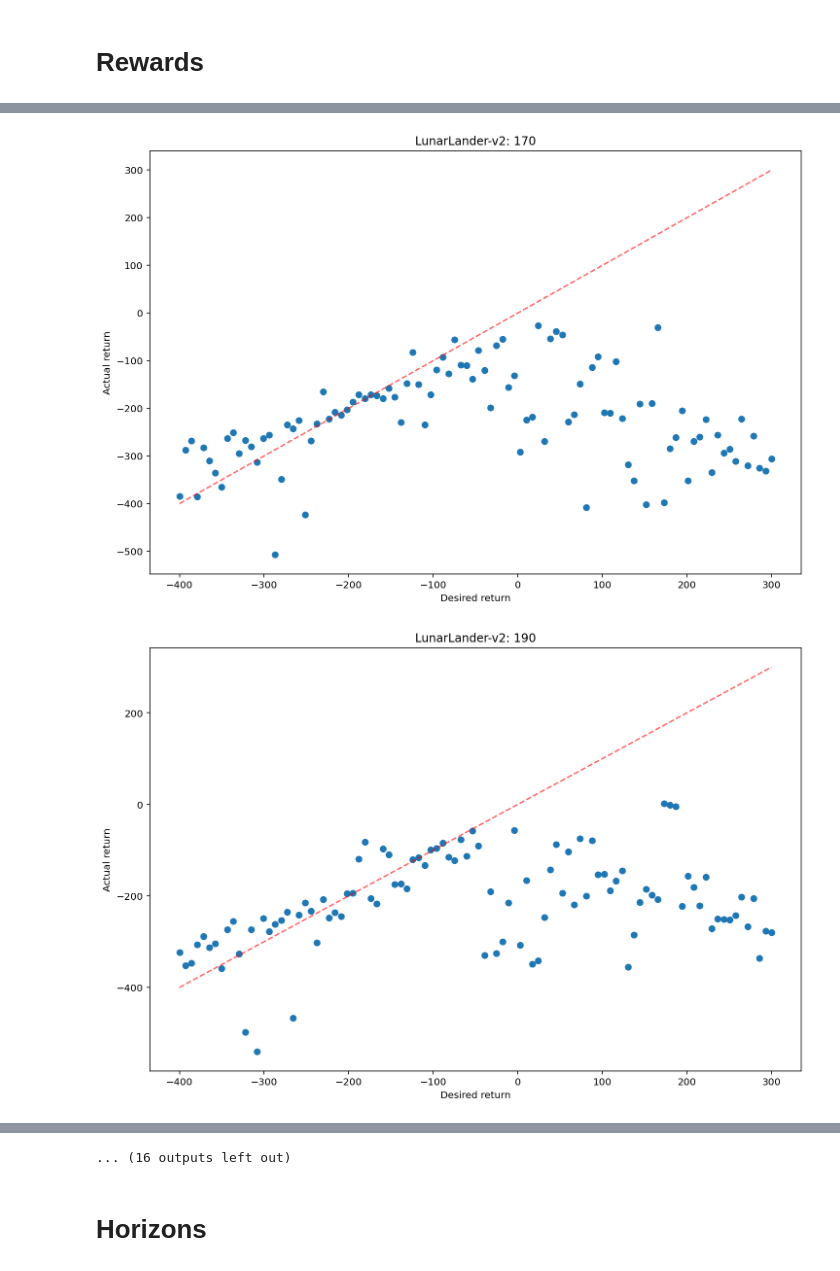
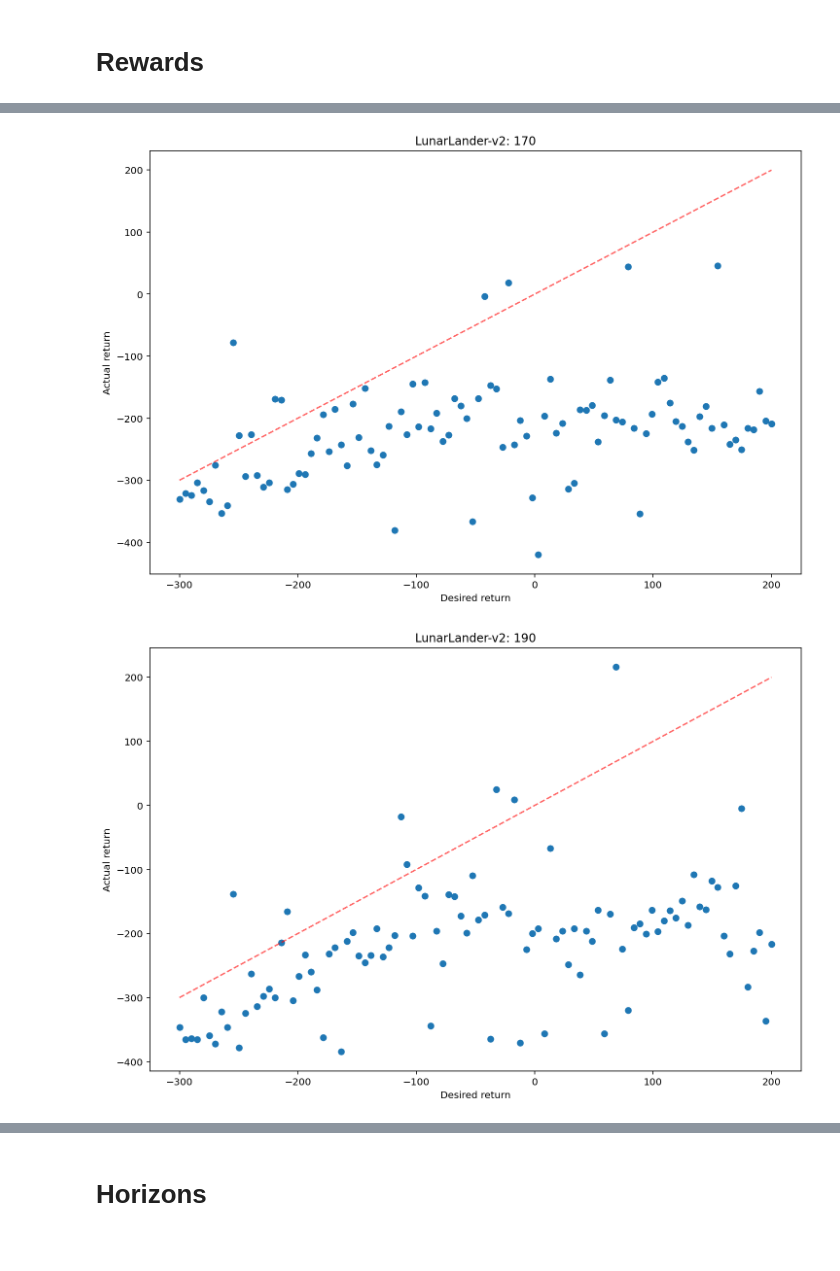
Before and after one commit to Howuhh/top_secret_udsac, a Jupyter notebook: agent_test.ipynb, the cells around one changed output, grey strips where cells are left out. Saved outputs shown, nothing was run; the diff lists cells and outputs as text; code cells hidden in the pictures.

```diff
--- a/agent_test.ipynb
+++ b/agent_test.ipynb
@@ -8,0 +35,2 @@ from core import MeanController, Episode
+# %%
+agent = torch.load("LL_8000_best.pt", map_location='cpu')
@@ -26,10 +96,5 @@ from core import MeanController, Episode
-# %%
-# agent = torch.load("udsac_test.pt", map_location='cpu')
-# env = gym.make("CartPole-v0")
-agent = torch.load("udsac_test_best.pt", map_location='cpu')
-env = gym.make("LunarLander-v2")
 # %%
 # dr, dh, err = evaluate_agent("CartPole-v0", agent, (10, 195), (10, 195), num=15)
-dr, dh, err = evaluate_agent("LunarLander-v2", agent, (-400, 200), (50, 280), num=15)
+dr, dh, err = evaluate_agent("LunarLander-v2", agent, (-300, 300), (50, 400), num=15)
 err.mean()
 # %% [output]
@@ -55,8 +120,8 @@ cbar.set_label("Log Absolute Error", rotation=0, labelpad=55);
 # %% [markdown]
 # Rewards
 # %%
-for desired_horizon in np.arange(50, 600, 20):
-    desired_returns = np.linspace(-400, 300, 100)
+for desired_horizon in np.arange(50, 280, 20):
+    desired_returns = np.linspace(-300, 200, 100)
 
     actual_returns = [rollout(env, agent, dr, desired_horizon)[0] for dr in desired_returns]
 
@@ -76,2 +141,2 @@ for desired_horizon in np.arange(50, 600, 20):
-[figure, old version]
+[figure, new version]
-[figure, old version]
+[figure, new version]
@@ -82,4 +147,3 @@ for desired_horizon in np.arange(50, 600, 20):
-... (16 outputs left out)
 # %% [markdown]
 # Horizons
 # %%
```
Also changed, not shown: parts of 13 cells of this notebook, 1 other file.
